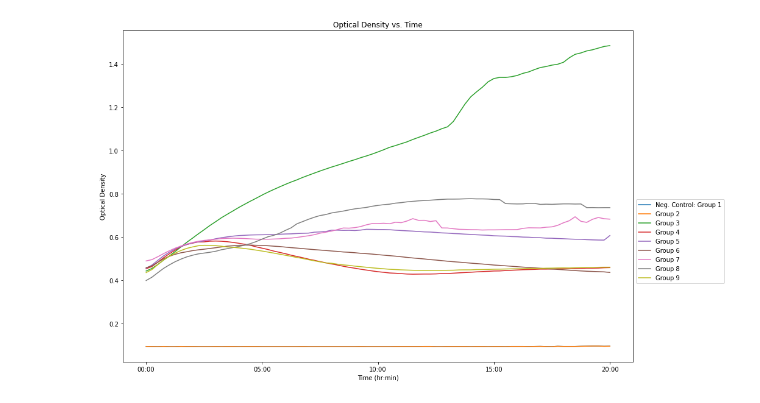
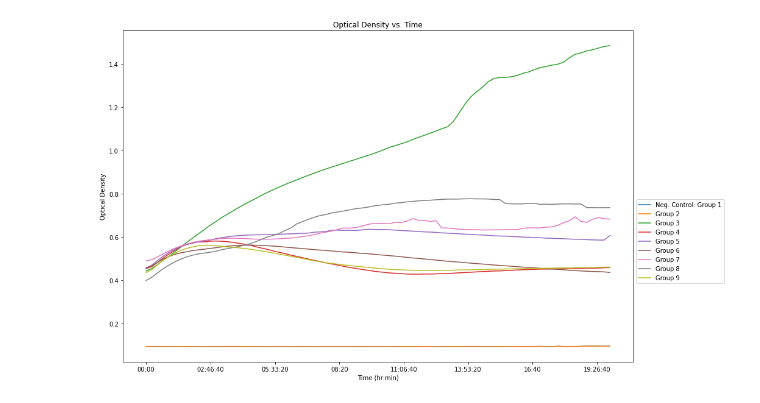
Before and after one commit to mogman95/SummerResearch, a Jupyter notebook: OD Plot/ODdata-analysis.ipynb, the cells around one changed output. Drawn from its saved outputs; the diff is of its cells as text; code cells hidden in the pictures.

```diff
--- a/OD Plot/ODdata-analysis.ipynb
+++ b/OD Plot/ODdata-analysis.ipynb
@@ -20,7 +20,7 @@ avg = {}                   # Used to iteratively set variables
 OD_data = pd.DataFrame({}) # Scaffold for final dataframe
 
 '''Perform calculations'''
-avg['avg1'] = (data['A1'].values + data['B1'])/2 # Find the avg. of the 2 relevant neg. controls & hold data in 'avg' dict.
+avg['avg1'] = (data['A1'].values + data['B1'].values)/2 # Find the avg. of the 2 relevant neg. controls & hold data in 'avg' dict.
 OD_data['Neg. Control: Group 1'] = avg['avg1']   # Add the data to OD_data dataframe
 
 ### Repeat above process iteratively for the rest of the groups, this time from all 3 samples
@@ -31,15 +31,15 @@ for i in range(1,9): # for i starting at 1 and ending at 8...
                          + data['C'+str(i+1)].values)/3
     OD_data['Group '+str(i+1)] = avg['avg'+str(i)] # Call previously stored data from dict. and add it to OD_data dataframe
 
-# OD_data.index = data.index # Can be used to transfer index from old dataframe, if desired
+OD_data.index = data.index # Transfer index from old dataframe
 # %%
 """Display data plot"""
 OD_data.plot(figsize=(15,10),                                   # Initialize plot from dataframe with x to y ratio of 15:10
              title = 'Optical Density vs. Time',                # Set title
              xlabel = 'Time (hr:min)',                          # Set x-axis label
              ylabel = 'Optical Density',                        # Set y-axis label
-             xticks = ['00:00','05:00','10:00','15:00','20:00'] # Set x-axis ticks
+#              xticks = ['00:00','05:00','10:00','15:00','20:00'] # Set x-axis ticks
             ).legend(bbox_to_anchor=(1, 0.5))                   # Set top left of the legend to center right of the plot
 plt.show() # Show the plot (not necessary in Jupyter Notebook)
 # %% [output]
-[figure, old version]
+[figure, new version]
```
